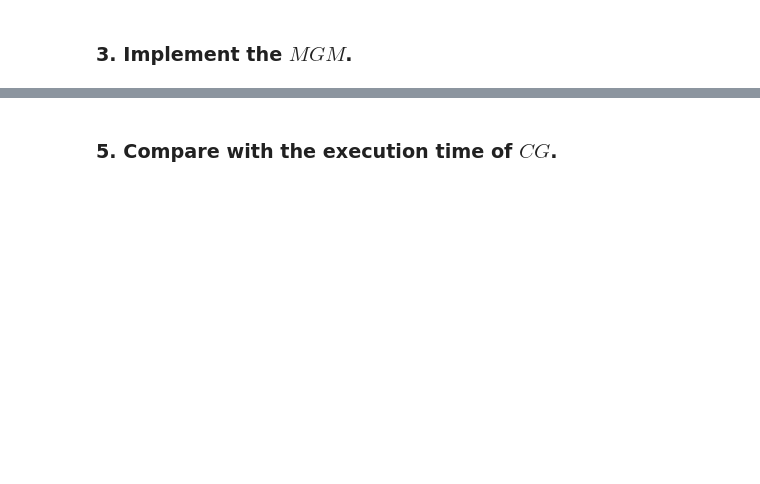
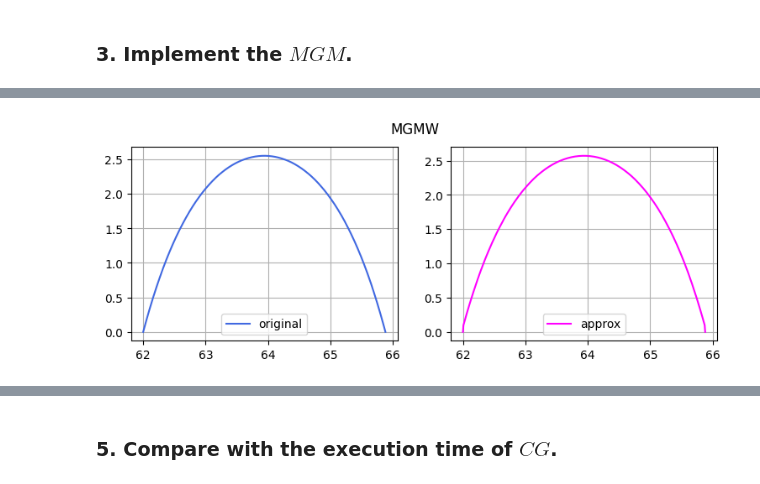
Before and after one commit to ALex2002Sim/NumericalMeth, a Jupyter notebook: lab3Sem9.ipynb, the cells around one changed output, grey strips where cells are left out. Saved outputs shown, nothing was run; the diff lists cells and outputs as text; code cells hidden in the pictures; blank space fills up the shorter version.

```diff
--- a/lab3Sem9.ipynb
+++ b/lab3Sem9.ipynb
@@ -151,9 +162,9 @@ def thomasMeth(v:np.ndarray)->np.ndarray:
     belowDiag, diag, aboveDiag = np.zeros(n-1), np.zeros(n), np.zeros(n-1)
 
     for i in range(n):
-        ei = np.zeros(n)
-        ei[i] = 1
-        row = A(ei)
+        e = np.zeros(n)
+        e[i] = 1
+        row = A(e)
         diag[i] = row[i]
         if i > 0:
             belowDiag[i-1] = row[i-1]
@@ -365,0 +245,89 @@ def fillTable(meth:str)->list:
+# %%
+def MGM_auxiliary(x:np.ndarray, b:np.ndarray, nu:np.int64)->tuple[np.ndarray, np.ndarray, np.ndarray]:
+    n: np.int64 = x.size
+    xNu = CG(buildOperator(n), b, maxiter=nu)[0]
+    r = proj(b - buildOperator(n)(xNu))
+    return xNu, r, np.zeros(r.size)
+
+def MGMW(k:np.int64, x:np.ndarray, b:np.ndarray, nu:np.int64, post:str='no')->np.ndarray:
+    gamma: np.int64 = 2
+    if k == 0:
+        return thomasMeth(b)
+    else:
+        if post == 'no':
+            xNu, r, e = MGM_auxiliary(x, b, nu)
+        else:
+            xNu, r, e = MGM_auxiliary(x, b, nu//2)
+        for _ in range(gamma):
+            e1 = MGMW(k-1, e, r, nu)
+            e = e1.copy()
+        xNu += cont(e)
+        if post != 'no':
+            xNu = CG(buildOperator(xNu.size), b, nu//2, xNu)[0]
+        return xNu
+
+def MGMV(k:np.int64, x:np.ndarray, b:np.ndarray, nu:np.int64, post:str='no')->np.ndarray:
+    if k == 0:
+        return thomasMeth(b)
+    else:
+        if post == 'no':
+            xNu, r, e = MGM_auxiliary(x, b, nu)
+        else:
+            xNu, r, e = MGM_auxiliary(x, b, nu//2)
+        e1 = MGMV(k-1, e, r, nu)
+        e = np.copy(e1)
+        xNu += cont(e)
+        if post != 'no':
+            xNu = CG(buildOperator(xNu.size), b, nu//2, xNu)[0]
+        return xNu
+
+def MGMFV(k:np.int64, x:np.ndarray, b:np.ndarray, nu:np.int64, post:str='no')->np.ndarray:
+    if k == 0:
+        return thomasMeth(b)
+    else:
+        if post == 'no':
+            xNu, r, e = MGM_auxiliary(x, b, nu)
+        else:
+            xNu, r, e = MGM_auxiliary(x, b, nu//2)
+        e1 = MGMFV(k-1, e, r, nu)
+        e = MGMV(k-1, e1, r, nu)
+        xNu += cont(e)
+        if post != 'no':
+            xNu = CG(buildOperator(xNu.size), b, nu//2, xNu)[0]
+        return xNu
+
+mgm = {'MGMW': MGMW, 'MGMV': MGMV, 'MGMFV': MGMFV}
+
+def solver(k:np.int64, x:np.ndarray, b:np.ndarray, nu:np.int64, meth:str, post:str='no')->tuple[np.ndarray, np.float64]:
+    global mgm
+    alpha1 = np.zeros(x.size)
+    start = time.time()
+    while True:
+        alpha = mgm[meth](k, alpha1, b, nu, post)
+        if np.linalg.norm(alpha1 - alpha, ord=2) < 1e-5:
+            break
+        alpha1 = alpha.copy()
+    end = time.time()
+    return alpha, np.round(end-start, 8)
+
+def drawExamp(n:np.int64, post:str='no'):
+    global a, b, u, f, mgm
+    x1 = np.linspace(a, b, n+2)
+    for key in mgm.keys():
+        x, t = solver(2, np.zeros(n), vect(f, n), 20, key, post)
+        x = np.array([0.0]+x.tolist()+[0.0])
+
+        print(f"{key.center(98, '-')}")
+        print(f'Estimated time: {t}s')
+
+        fig, axs = plt.subplots(1, 2, figsize=(9, 3))
+        axs[1].plot(np.linspace(a, b, n+2), x, color='fuchsia', label='approx')
+        axs[0].plot(np.linspace(a, b, n+2), u(x1), color='royalblue', label='original')
+        for ax in axs:
+            ax.legend()
+            ax.grid()
+        fig.suptitle(f'{key}')
+        plt.show()
+
+drawExamp(nArr[-2])
+# %% [output]
@@ -365,0 +336 @@ def fillTable(meth:str)->list:
+[figure, added]
```
Also changed, not shown: parts of 52 cells of this notebook, 1 other file.
